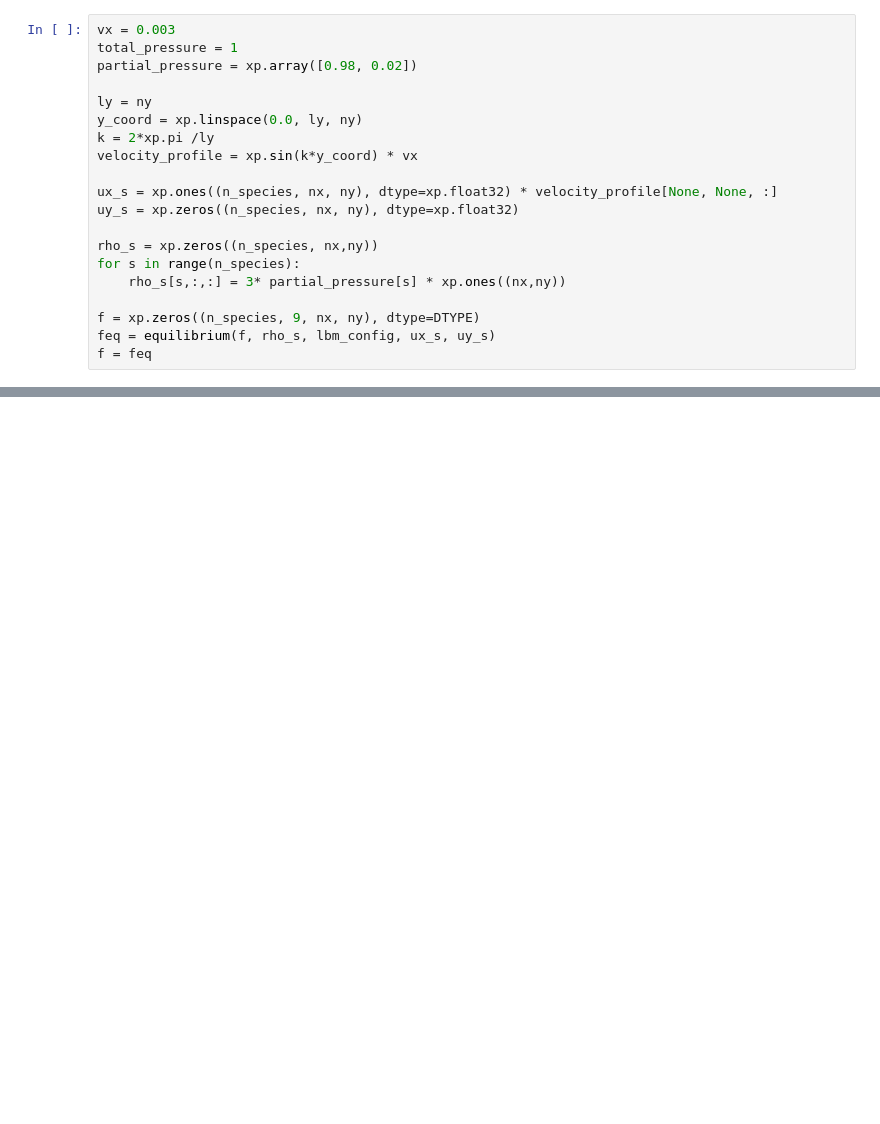
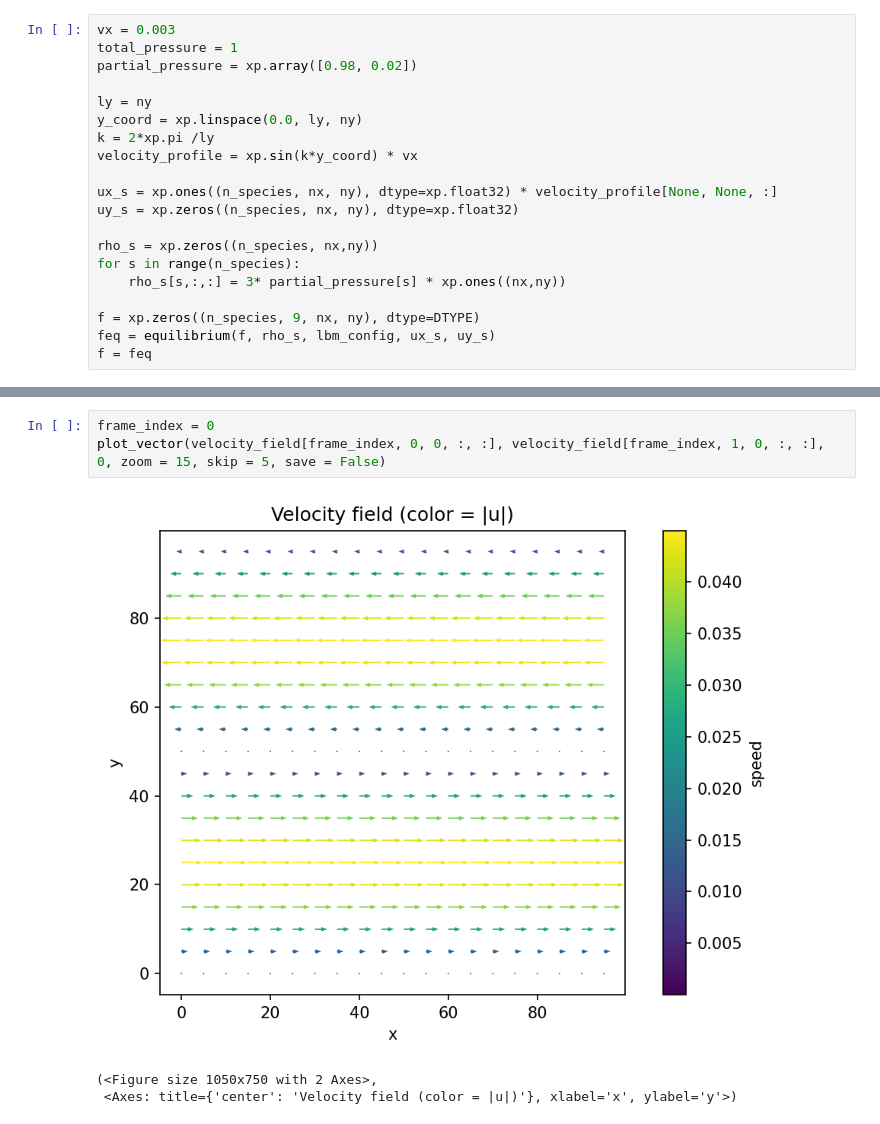
Before and after one commit to yuchenyan0107/LBM_Diffusion, a Jupyter notebook: 2D_LBM_MS/shear_decay.ipynb, the cells around one changed output, grey strips where cells are left out. Drawn from its saved outputs; the diff is of its cells as text; blank space fills up the shorter version.

```diff
--- a/2D_LBM_MS/shear_decay.ipynb
+++ b/2D_LBM_MS/shear_decay.ipynb
@@ -154,0 +130,7 @@ print(np.mean(mu_lsit))
+# %%
+frame_index = 0
+plot_vector(velocity_field[frame_index, 0, 0, :, :], velocity_field[frame_index, 1, 0, :, :], 0, zoom = 15, skip = 5, save = False)
+# %% [output]
+[figure, added]
+(<Figure size 1050x750 with 2 Axes>,
+ <Axes: title={'center': 'Velocity field (color = |u|)'}, xlabel='x', ylabel='y'>)
```
Also changed, not shown: parts of 13 cells of this notebook, 7 other files.
